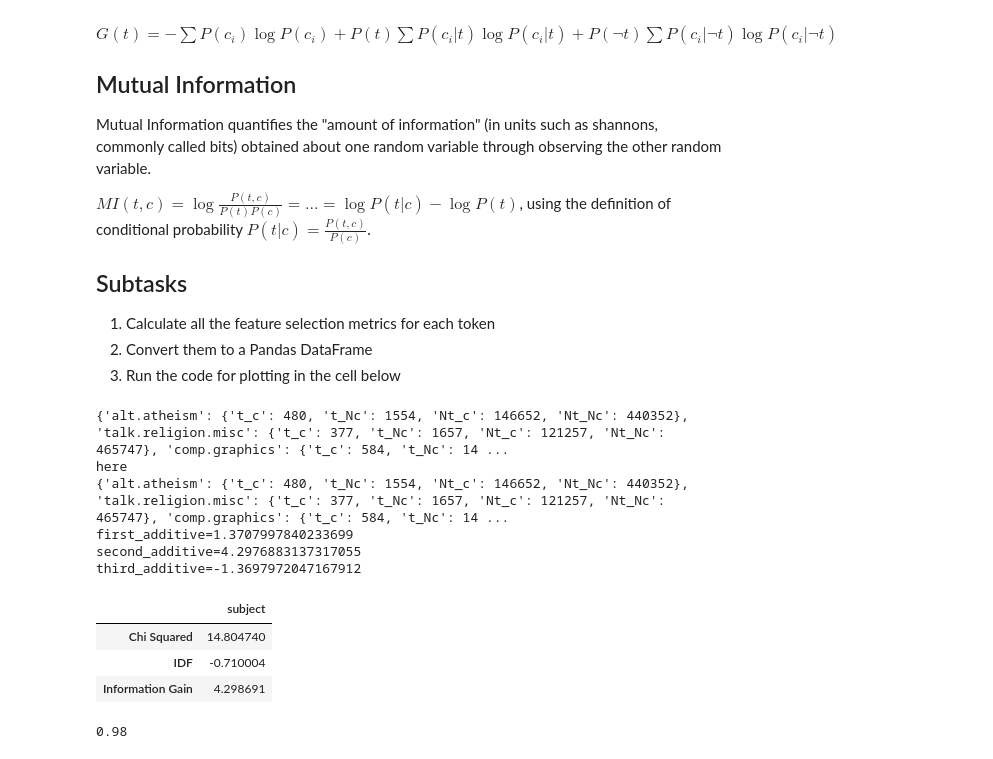
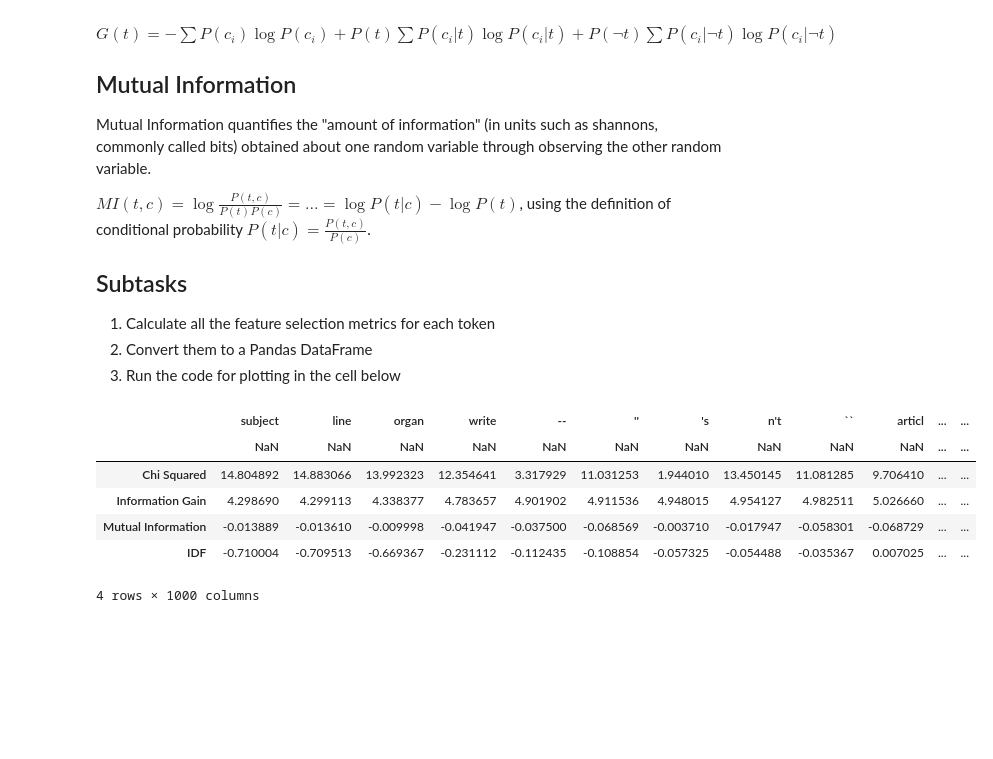
Before and after one commit to SimeonHristov99/Text_Mining, a Jupyter notebook: hw1/hw01_Feature_Selection.ipynb, the cells around one changed output. Drawn from its saved outputs; the diff is of its cells as text; code cells hidden in the pictures; blank space fills up the shorter version.

```diff
--- a/hw1/hw01_Feature_Selection.ipynb
+++ b/hw1/hw01_Feature_Selection.ipynb
@@ -374,7 +374,7 @@ def calc_infogain(w_stats, w):
         # P(c_i|t) = P(c_i && t) / P(t)
         p_ci_and_t = tfidfs[category].word_freq[w] / tfidfs["all"].word_freq[w]
         p_ci_t = p_ci_and_t / pt
-        second_additive += p_ci_t * np.log(p_ci_t)
+        if p_ci_t != 0: second_additive += p_ci_t * np.log(p_ci_t)
     second_additive *= pt
 
     # P(\neg{t}) = 1 - P(t)
@@ -385,53 +385,51 @@ def calc_infogain(w_stats, w):
         # P(c_i|\neg{t}) = P(c_i && not(t)) / P(not(t))
         p_ci_and_not_t = (tfidfs[category].word_freq.total() - tfidfs[category].word_freq[w]) / (tfidfs['all'].word_freq.total() - tfidfs['all'].word_freq[w])
         p_ci_not_t = p_ci_and_not_t / p_neg_t
-        third_additive += p_ci_not_t * np.log(p_ci_not_t)
+        if p_ci_not_t != 0: third_additive += p_ci_not_t * np.log(p_ci_not_t)
     third_additive *= p_neg_t
 
     g_t = first_additive + second_additive + third_additive
     return g_t
 
 
 def calc_mutualinformation(w_stats):
     # "t_c": Number of time the token `t` was seen in the categories `c`
     # "t_Nc": Number of time the token `t` was seen another categories NOT `c`
     # "Nt_c": Number of tokens in the categories c (that are NOT token `t`)
     # "Nt_Nc": Number of tokens (that are NOT token `t`) in other categories (NOT `c`)
-    mi_t = ...
 
+    # $MI(t,c) = \log{P(t|c)} - \log{P(t)}$
+    pt = tfidfs["all"].word_freq[w] / tfidfs["all"].word_freq.total()
+
+    if pt == 0: return 0
+
+    mi_t = 0
+    for category in categories:
+        p_t_and_c = tfidfs[category].word_freq[w] / tfidfs[category].word_freq.total()
+        if p_t_and_c != 0: mi_t += np.log(p_t_and_c) - np.log(pt)
     return mi_t
 
 
 feature_selection = {}
 pbar = tqdm(tfidfs["all"].reverse_vocab.items())
 for w, idx in pbar:
     w_stats = get_word_stats(tfidfs, categories, w)
-    print(w_stats)
     # Goal is to check whether the token is relevant for the category
     # using various statistical methods
     feature_selection[w] = {
         "Chi Squared": calc_chisq(w_stats, w),
         "Information Gain":  calc_infogain(w_stats, w),
-        # "Mutual Information": calc_mutualinformation(w_stats),
+        "Mutual Information": calc_mutualinformation(w_stats),
         "IDF": tfidfs["all"].idf[idx]
     }
-    break
 
 feature_selection_df = pd.DataFrame.from_dict(feature_selection)
-# feature_selection_df.to_csv('feature_selection_df.csv')
 feature_selection_df
 # %% [output]
+|  | subject | line | organ | write | -- | '' | 's | n't | `` | articl | ... | ... |
+|  | NaN | NaN | NaN | NaN | NaN | NaN | NaN | NaN | NaN | NaN | ... | ... |
+| Chi Squared | 14.804892 | 14.883066 | 13.992323 | 12.354641 | 3.317929 | 11.031253 | 1.944010 | 13.450145 | 11.081285 | 9.706410 | ... | ... |
+| Information Gain | 4.298690 | 4.299113 | 4.338377 | 4.783657 | 4.901902 | 4.911536 | 4.948015 | 4.954127 | 4.982511 | 5.026660 | ... | ... |
+| Mutual Information | -0.013889 | -0.013610 | -0.009998 | -0.041947 | -0.037500 | -0.068569 | -0.003710 | -0.017947 | -0.058301 | -0.068729 | ... | ... |
+| IDF | -0.710004 | -0.709513 | -0.669367 | -0.231112 | -0.112435 | -0.108854 | -0.057325 | -0.054488 | -0.035367 | 0.007025 | ... | ... |
-{'alt.atheism': {'t_c': 480, 't_Nc': 1554, 'Nt_c': 146652, 'Nt_Nc': 440352}, 'talk.religion.misc': {'t_c': 377, 't_Nc': 1657, 'Nt_c': 121257, 'Nt_Nc': 465747}, 'comp.graphics': {'t_c': 584, 't_Nc': 14 ...
-here
-{'alt.atheism': {'t_c': 480, 't_Nc': 1554, 'Nt_c': 146652, 'Nt_Nc': 440352}, 'talk.religion.misc': {'t_c': 377, 't_Nc': 1657, 'Nt_c': 121257, 'Nt_Nc': 465747}, 'comp.graphics': {'t_c': 584, 't_Nc': 14 ...
-first_additive=1.3707997840233699
-second_additive=4.2976883137317055
-third_additive=-1.3697972047167912
+4 rows × 1000 columns
-|  | subject |
-| Chi Squared | 14.804740 |
-| IDF | -0.710004 |
-| Information Gain | 4.298691 |
-# %%
-0.23  +0.18 + 0.28 + 0.29
-# %% [output]
-0.98
```
Also changed, not shown: parts of 6 cells of this notebook.
